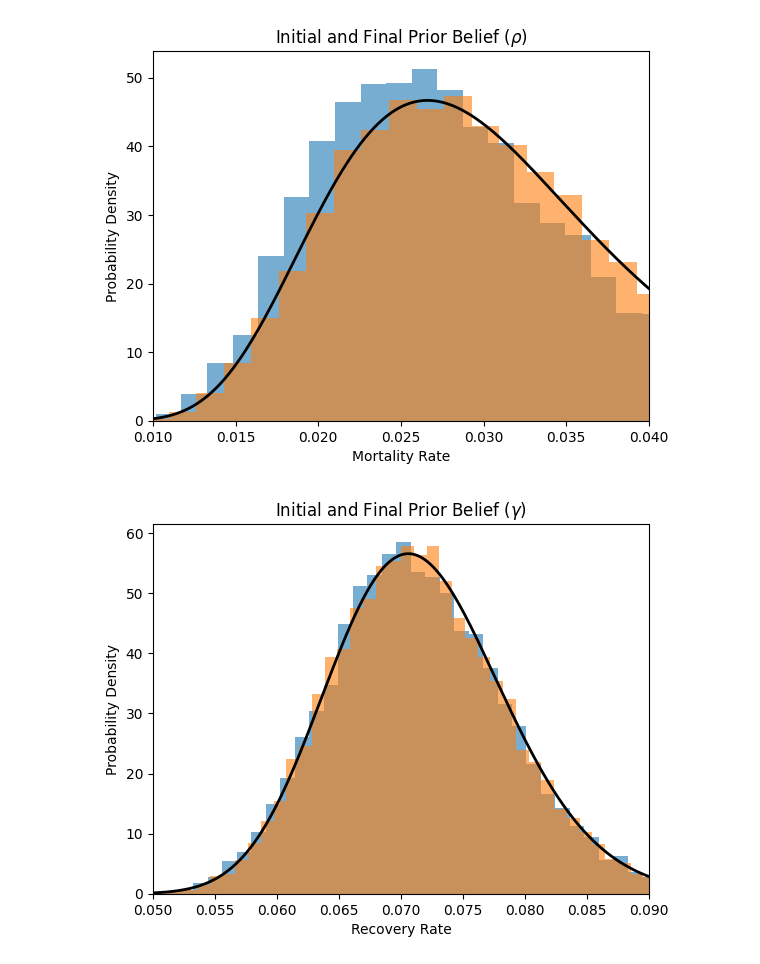
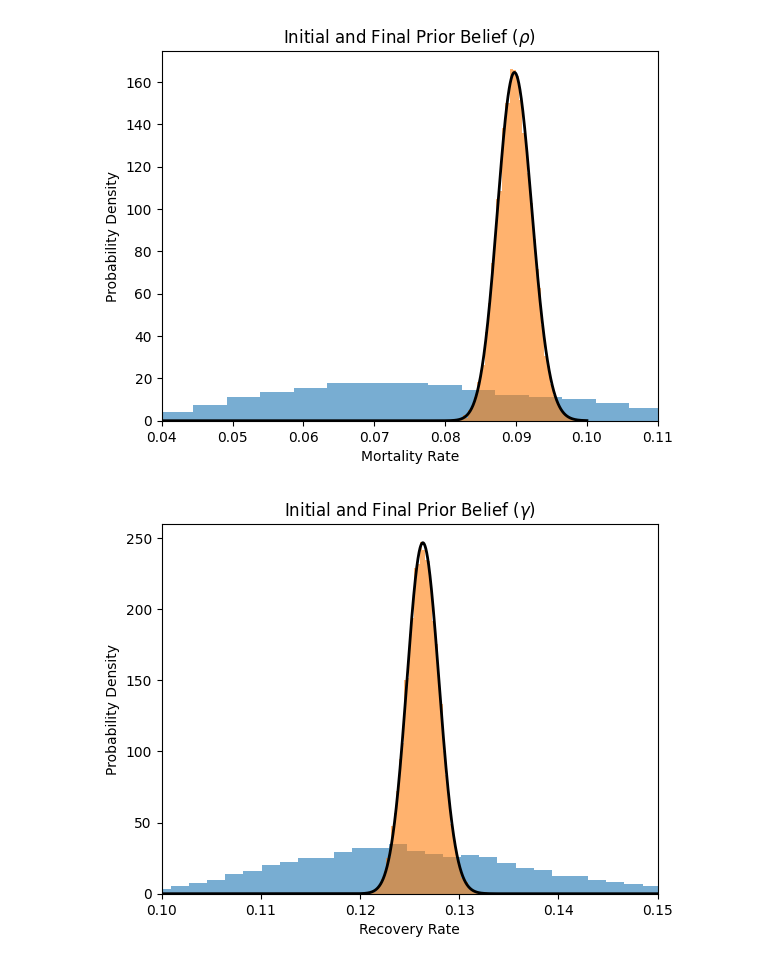
Before and after one commit to zenodea/MCMC_parameter_estimation, a Jupyter notebook: Data Analysis/test.ipynb, the cells around one changed output. Saved outputs shown, nothing was run; the diff lists cells and outputs as text; code cells hidden in the pictures.

```diff
--- a/Data Analysis/test.ipynb
+++ b/Data Analysis/test.ipynb
@@ -10,7 +10,7 @@ from scipy.stats import lognorm
 
 # Set mean and standard deviation
 
-mean = 0.0273
+mean = 0.0771
 # Calculate parameters of the lognormal distribution
 sigma = 0.3
 mu = np.log(mean)
@@ -22,46 +22,46 @@ data = np.random.lognormal(mu, sigma, 10000)
 plt.hist(data, bins=50, density=True, alpha=0.6)
 
 # Overlay a plot of the lognormal probability density function on the histogram
 x = np.linspace(0, 1, 1)
 pdf = lognorm.pdf(x, sigma, scale=np.exp(mu))
 plt.plot(x, pdf, 'r-', lw=2)
 
 # Set mean and standard deviation
-M = 0.03063
-SD = 0.00961
+M = 0.08984
+SD = 0.02699
 V = SD**2 # Variance of the lognormal distribution
-sigma = np.sqrt(np.log(1 + V / M**2))
-mu = np.log(M**2 / np.sqrt(M**2 + V))
+sigma = np.sqrt(V)
+mu = np.log(M)
 # Calculate parameters of the lognormal distribution
 
 # Generate a set of random numbers that follow a lognormal distribution
 data = np.random.lognormal(mu, sigma, 10000)
 
 # Plot a histogram of the generated numbers
 plt.hist(data, bins=50, density=True, alpha=0.6)
 
 # Overlay a plot of the lognormal probability density function on the histogram
 x = np.linspace(0.1, 0, 10000)
 pdf = lognorm.pdf(x, sigma, scale=np.exp(mu))
 plt.plot(x, pdf, color="black", lw=2)
-plt.xlim(0.01,0.04)
+plt.xlim(0.04,0.11)
 
 
 # Set axis labels and title
 plt.xlabel('Mortality Rate')
 plt.ylabel('Probability Density')
 plt.title('Initial and Final Prior Belief ($\\rho$)')
 
 plt.show()
 # %% [output]
-[figure, old version]
+[figure, new version]
 # %%
 import numpy as np
 import matplotlib.pyplot as plt
 from scipy.stats import lognorm
 
 # Set mean and standard deviation
-mean =  1/14
+mean =  1/8
 sd = 0.1
 
 # Calculate parameters of the lognormal distribution
@@ -80,11 +80,11 @@ pdf = lognorm.pdf(x, sigma, scale=np.exp(mu))
 plt.plot(x, pdf, 'r-', lw=2)
 
 # Set mean and standard deviation
-M = 0.07165
-SD = 0.00714
+M = 0.12635
+SD = 0.0128
 V = SD**2 # Variance of the lognormal distribution
-sigma = np.sqrt(np.log(1 + V / M**2))
-mu = np.log(M**2 / np.sqrt(M**2 + V))
+sigma = np.sqrt(V)
+mu = np.log(M)
 # Calculate parameters of the lognormal distribution
 
 # Generate a set of random numbers that follow a lognormal distribution
@@ -94,19 +94,18 @@ data = np.random.lognormal(mu, sigma, 10000)
 plt.hist(data, bins=50, density=True, alpha=0.6)
 
 # Overlay a plot of the lognormal probability density function on the histogram
-x = np.linspace(0.1, 0, 10000)
+x = np.linspace(0.1, 0.18, 10000)
 pdf = lognorm.pdf(x, sigma, scale=np.exp(mu))
 plt.plot(x, pdf, color="black", lw=2)
+plt.xlim(0.1,0.15)
 
-
-plt.xlim(0.05,0.09)
 # Set axis labels and title
 plt.xlabel('Recovery Rate')
 plt.ylabel('Probability Density')
 plt.title('Initial and Final Prior Belief ($\gamma$)')
 plt.show()
 # %% [output]
-[figure, old version]
+[figure, new version]
 # %%
 import numpy as np
 import matplotlib.pyplot as plt
```
Also changed, not shown: parts of 7 cells of this notebook, 18 other files.
